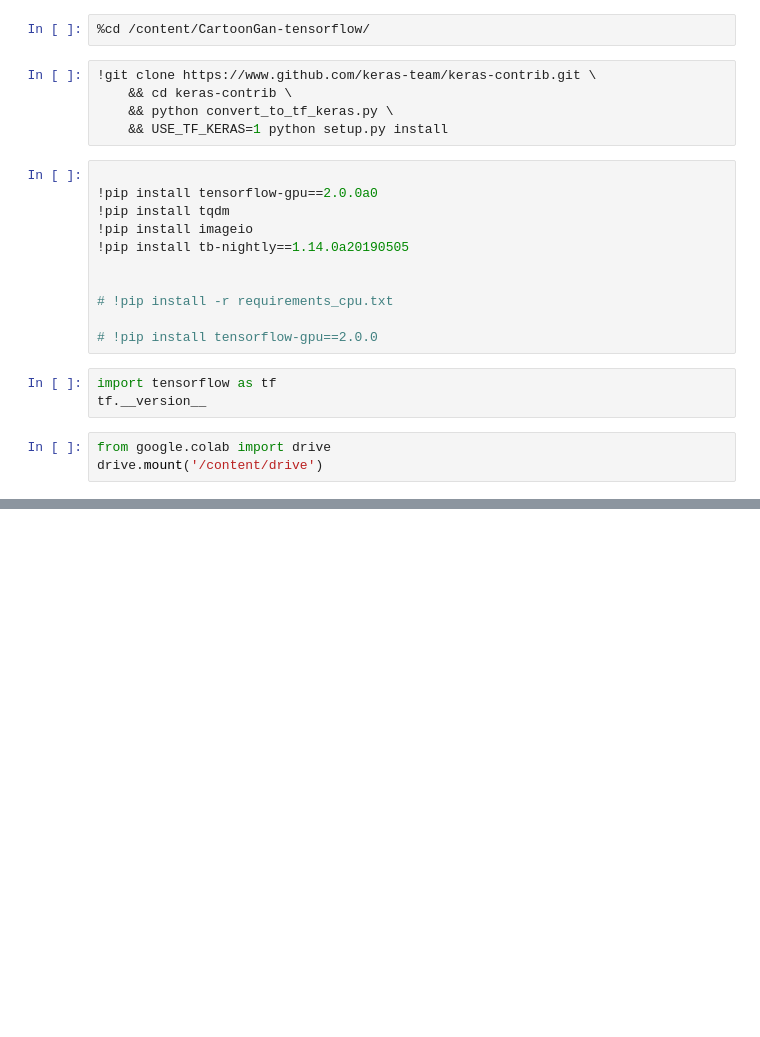
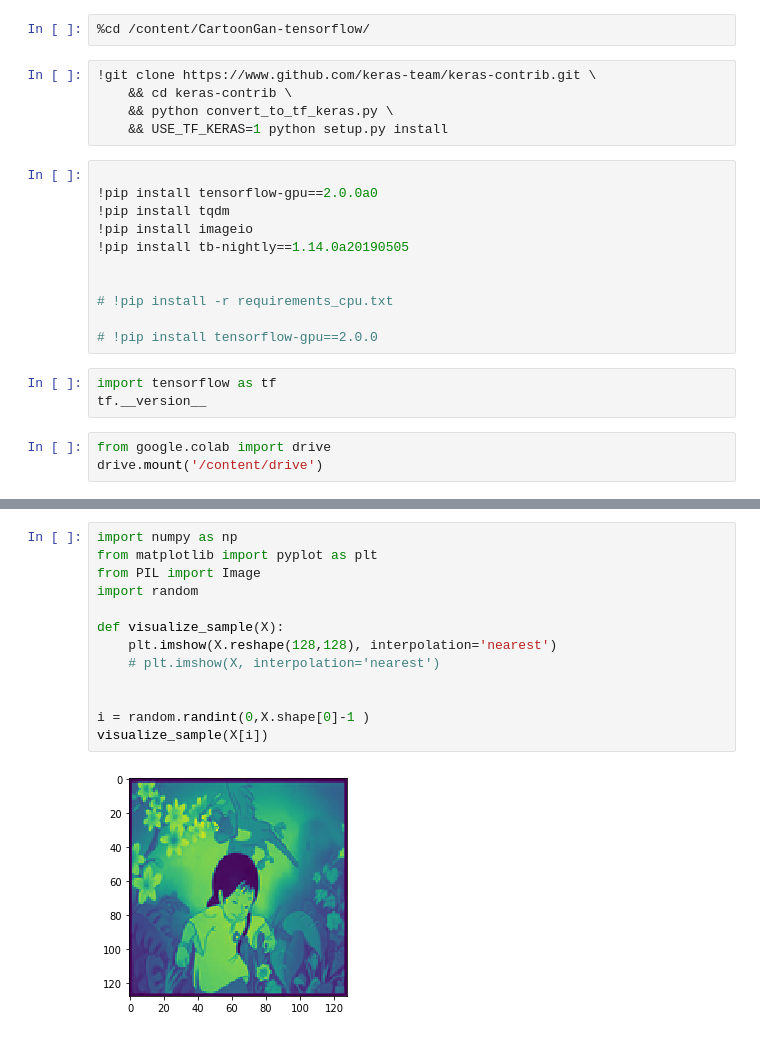
Before and after one commit to HiteshAI/CartoonGan-tensorflow, a Jupyter notebook: CartoonGAN.ipynb, the cells around one changed output, grey strips where cells are left out. Cells and saved outputs as stored; diff of their text form; blank space fills up the shorter version.

```diff
--- a/CartoonGAN.ipynb
+++ b/CartoonGAN.ipynb
@@ -28,0 +105,15 @@ drive.mount('/content/drive')
+# %%
+import numpy as np
+from matplotlib import pyplot as plt
+from PIL import Image
+import random
+
+def visualize_sample(X):
+    plt.imshow(X.reshape(128,128), interpolation='nearest')
+    # plt.imshow(X, interpolation='nearest')
+
+
+i = random.randint(0,X.shape[0]-1 )
+visualize_sample(X[i])
+# %% [output]
+[figure, added]
```
Also changed, not shown: parts of 21 cells of this notebook.
